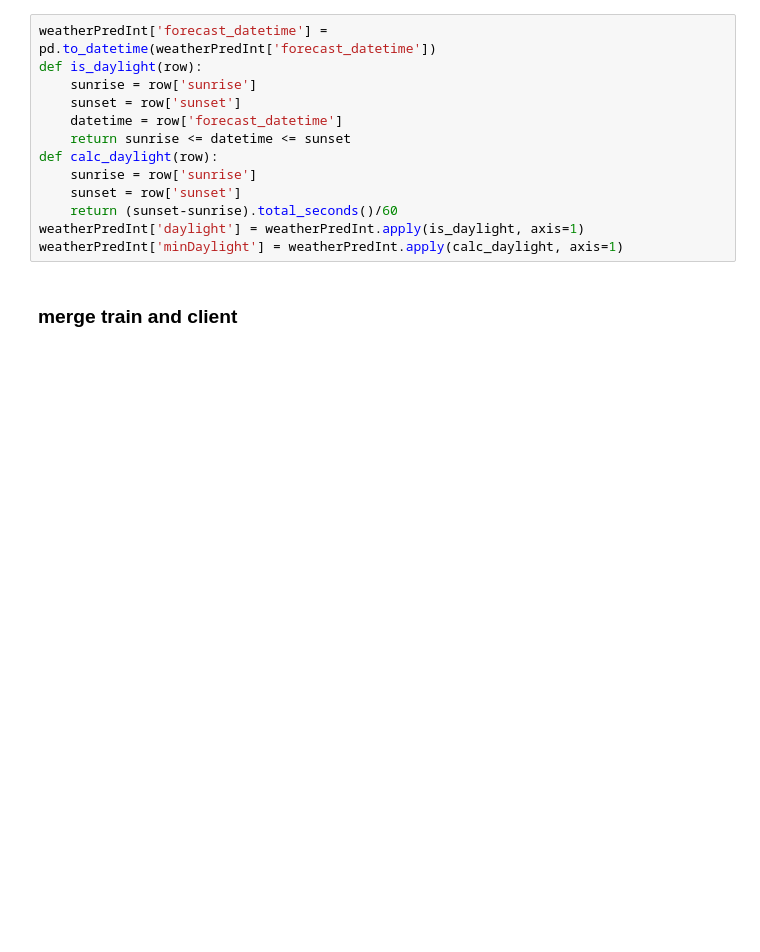
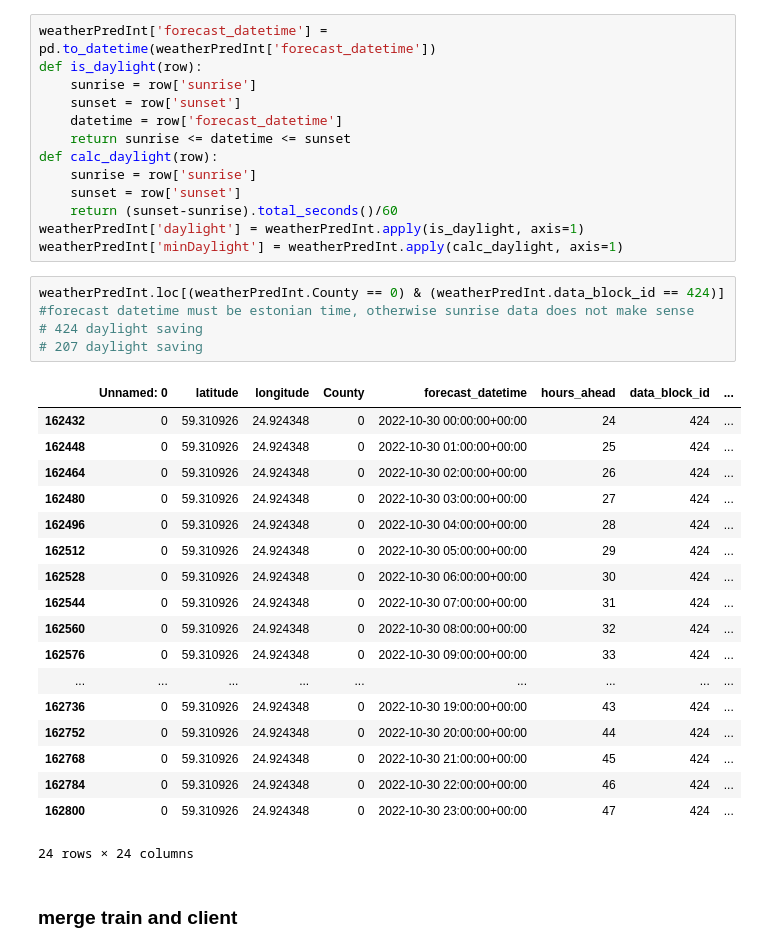
Before and after one commit to matze21/predictEnegyCons, a Jupyter notebook: jupyters/model_architecture_study/time_independent_customer_based.ipynb, the cells around one changed output. Saved outputs shown, nothing was run; the diff lists cells and outputs as text; blank space fills up the shorter version.

```diff
--- a/jupyters/model_architecture_study/time_independent_customer_based.ipynb
+++ b/jupyters/model_architecture_study/time_independent_customer_based.ipynb
@@ -106,6 +112,30 @@ def calc_daylight(row):
     return (sunset-sunrise).total_seconds()/60
 weatherPredInt['daylight'] = weatherPredInt.apply(is_daylight, axis=1)
 weatherPredInt['minDaylight'] = weatherPredInt.apply(calc_daylight, axis=1)
+# %%
+weatherPredInt.loc[(weatherPredInt.County == 0) & (weatherPredInt.data_block_id == 424)]
+#forecast datetime must be estonian time, otherwise sunrise data does not make sense
+# 424 daylight saving
+# 207 daylight saving
+# %% [output]
+|  | Unnamed: 0 | latitude | longitude | County | forecast_datetime | hours_ahead | data_block_id | ... |
+| 162432 | 0 | 59.310926 | 24.924348 | 0 | 2022-10-30 00:00:00+00:00 | 24 | 424 | ... |
+| 162448 | 0 | 59.310926 | 24.924348 | 0 | 2022-10-30 01:00:00+00:00 | 25 | 424 | ... |
+| 162464 | 0 | 59.310926 | 24.924348 | 0 | 2022-10-30 02:00:00+00:00 | 26 | 424 | ... |
+| 162480 | 0 | 59.310926 | 24.924348 | 0 | 2022-10-30 03:00:00+00:00 | 27 | 424 | ... |
+| 162496 | 0 | 59.310926 | 24.924348 | 0 | 2022-10-30 04:00:00+00:00 | 28 | 424 | ... |
+| 162512 | 0 | 59.310926 | 24.924348 | 0 | 2022-10-30 05:00:00+00:00 | 29 | 424 | ... |
+| 162528 | 0 | 59.310926 | 24.924348 | 0 | 2022-10-30 06:00:00+00:00 | 30 | 424 | ... |
+| 162544 | 0 | 59.310926 | 24.924348 | 0 | 2022-10-30 07:00:00+00:00 | 31 | 424 | ... |
+| 162560 | 0 | 59.310926 | 24.924348 | 0 | 2022-10-30 08:00:00+00:00 | 32 | 424 | ... |
+| 162576 | 0 | 59.310926 | 24.924348 | 0 | 2022-10-30 09:00:00+00:00 | 33 | 424 | ... |
+| ... | ... | ... | ... | ... | ... | ... | ... | ... |
+| 162736 | 0 | 59.310926 | 24.924348 | 0 | 2022-10-30 19:00:00+00:00 | 43 | 424 | ... |
+| 162752 | 0 | 59.310926 | 24.924348 | 0 | 2022-10-30 20:00:00+00:00 | 44 | 424 | ... |
+| 162768 | 0 | 59.310926 | 24.924348 | 0 | 2022-10-30 21:00:00+00:00 | 45 | 424 | ... |
+| 162784 | 0 | 59.310926 | 24.924348 | 0 | 2022-10-30 22:00:00+00:00 | 46 | 424 | ... |
+| 162800 | 0 | 59.310926 | 24.924348 | 0 | 2022-10-30 23:00:00+00:00 | 47 | 424 | ... |
+24 rows × 24 columns
 # %% [markdown]
 ### merge train and client
 # %%
```
Also changed, not shown: parts of 44 cells of this notebook.
